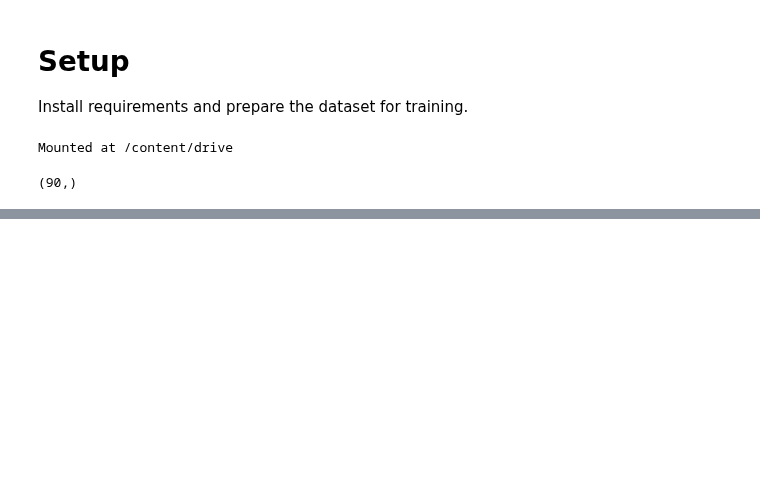
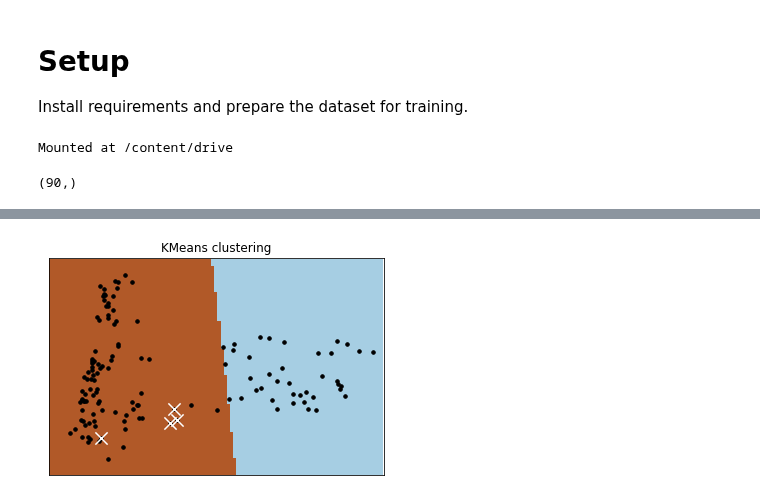
Before and after one commit to changsin/ClassifyImages, a Jupyter notebook: notebooks/dashboard_EDA.ipynb, the cells around one changed output, grey strips where cells are left out. Saved outputs shown, nothing was run; the diff lists cells and outputs as text; code cells hidden in the pictures; blank space fills up the shorter version.

```diff
--- a/notebooks/dashboard_EDA.ipynb
+++ b/notebooks/dashboard_EDA.ipynb
@@ -235,0 +420,4 @@ X[0][817:817+19, 515:515+30].shape
+# %%
+plot_data_in_clusters(X_reduced_fm, kmeans=kmeans_reduced_fm, idx=[112, 113, 114, 134])
+# %% [output]
+[figure, added]
```
Also changed, not shown: parts of 20 cells of this notebook.
